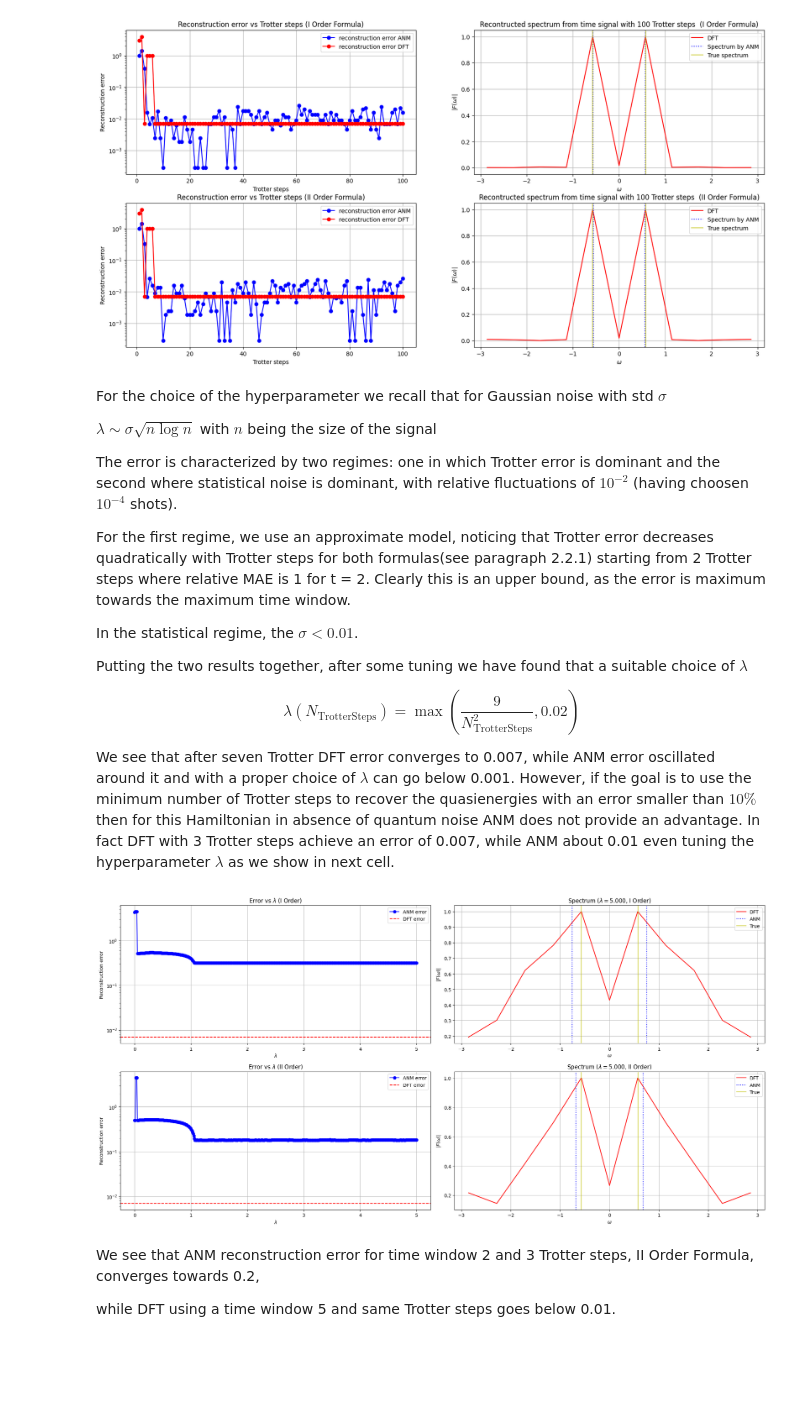
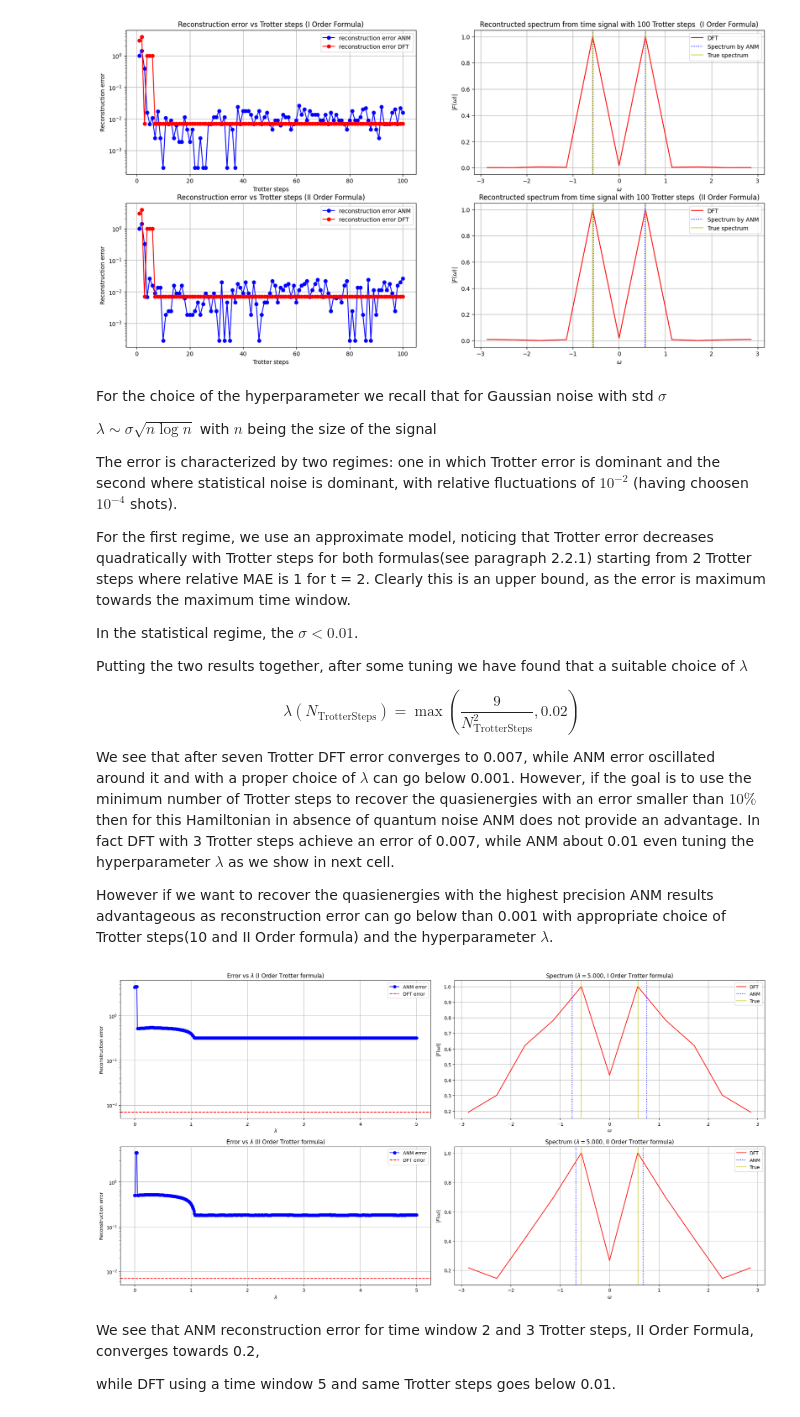
Before and after one commit to DuarteMagano/SuperResolution, a Jupyter notebook: report.ipynb, the cells around one changed output. Cells and saved outputs as stored; diff of their text form; code cells hidden in the pictures; blank space fills up the shorter version.

```diff
--- a/report.ipynb
+++ b/report.ipynb
@@ -255,5 +255,4 @@ for t = 2 and t = 5.
 # %%
-T = 1; h1 = 1; h2=np.sqrt(2)
 FS_noisless = Floquet_Simulation(T=T, parameters=[h1, h2])
 simulator = AerSimulator()
 
@@ -517,7 +494,12 @@ $$ \lambda(N_{\text{TrotterSteps}}) = \max (\frac{9}{N_{\text{TrotterSteps}}^2},
 We see that after seven Trotter DFT error converges to 0.007, while ANM error oscillated around it and with a proper choice of $\lambda$ can go below 0.001.
 However, if the goal is to use the minimum number of Trotter steps to recover the quasienergies with an error smaller than $10 \% $ then for this Hamiltonian in absence of quantum noise ANM does not provide an advantage.
 In fact DFT with 3 Trotter steps achieve an error of 0.007, while ANM about 0.01 even tuning the hyperparameter $\lambda$ as we show in next cell.
+
+However if we want to recover the quasienergies with the highest precision ANM results advantageous as reconstruction error can go below than 0.001 with appropriate choice of Trotter steps(10 and II Order formula) and the hyperparameter $\lambda$.
 # %%
+# Here we show that even with appropriate tuning of lambda for 3 Trotter steps we cannot go below a recxonstruction error of 0.1.
+# Live plot: On the left reconstruction error versus lambda
+# On the right spectrum reconstructed for varying lambda
 num_Trotter_steps = 3
 lam_values = np.linspace(0., 5, 501)
 
@@ -565,36 +547,36 @@ for i, lam in enumerate(lam_values):
 
         epsilon_ANM = np.abs(ANM.get_spectrum(-np.pi, np.pi, lam=lam, plot=False, threshold=0.05, w_exp=[epsilon], num_nu=5000)[0])
         error_list_ANM[j].append(np.abs(epsilon - epsilon_ANM) / epsilon)
 
         ax_left = axes[j, 0]
         ax_left.plot(lam_values[:i + 1], error_list_ANM[j], 'bo-', label="ANM error")
         ax_left.axhline(y=error_DFT[j], color='r', ls='--', label="DFT error")
         ax_left.set_yscale('log')
         ax_left.set_xlabel(r'$\lambda$')
         ax_left.set_ylabel("Reconstruction error")
-        ax_left.set_title(f"Error vs $\\lambda$ ({'I' * (j + 1)} Order)")
+        ax_left.set_title(f"Error vs $\\lambda$ ({'I' * (j + 1)} Order Trotter formula)")
         ax_left.grid(True)
         ax_left.legend()
 
         ax_right = axes[j, 1]
         ax_right.plot(result_DFT[0], result_DFT[1], 'r', label="DFT")
         ax_right.axvline(x=epsilon_ANM, color='b', ls=':', label="ANM")
         ax_right.axvline(x=-epsilon_ANM, color='b', ls=':')
         ax_right.axvline(x=epsilon, color='y', ls='-', alpha=0.7, label="True")
         ax_right.axvline(x=-epsilon, color='y', ls='-', alpha=0.7)
         ax_right.set_xlabel(r'$\omega$')
         ax_right.set_ylabel(r'$|F(\omega)|$')
-        ax_right.set_title(rf"Spectrum ($\lambda={lam:.3f}$, {'I' * (j + 1)} Order)")
+        ax_right.set_title(rf"Spectrum ($\lambda={lam:.3f}$, {'I' * (j + 1)} Order Trotter formula)")
         ax_right.grid(True)
         ax_right.legend()
 
     plt.tight_layout()
     clear_output(wait=True)
     display(fig)
 
 plt.close(fig)
 # %% [output]
-[figure, old version]
+[figure, new version]
 # %% [markdown]
 We see that ANM reconstruction error for time window 2 and 3 Trotter steps, II Order Formula, converges towards 0.2,
 
```
Also changed, not shown: parts of 15 cells of this notebook.
